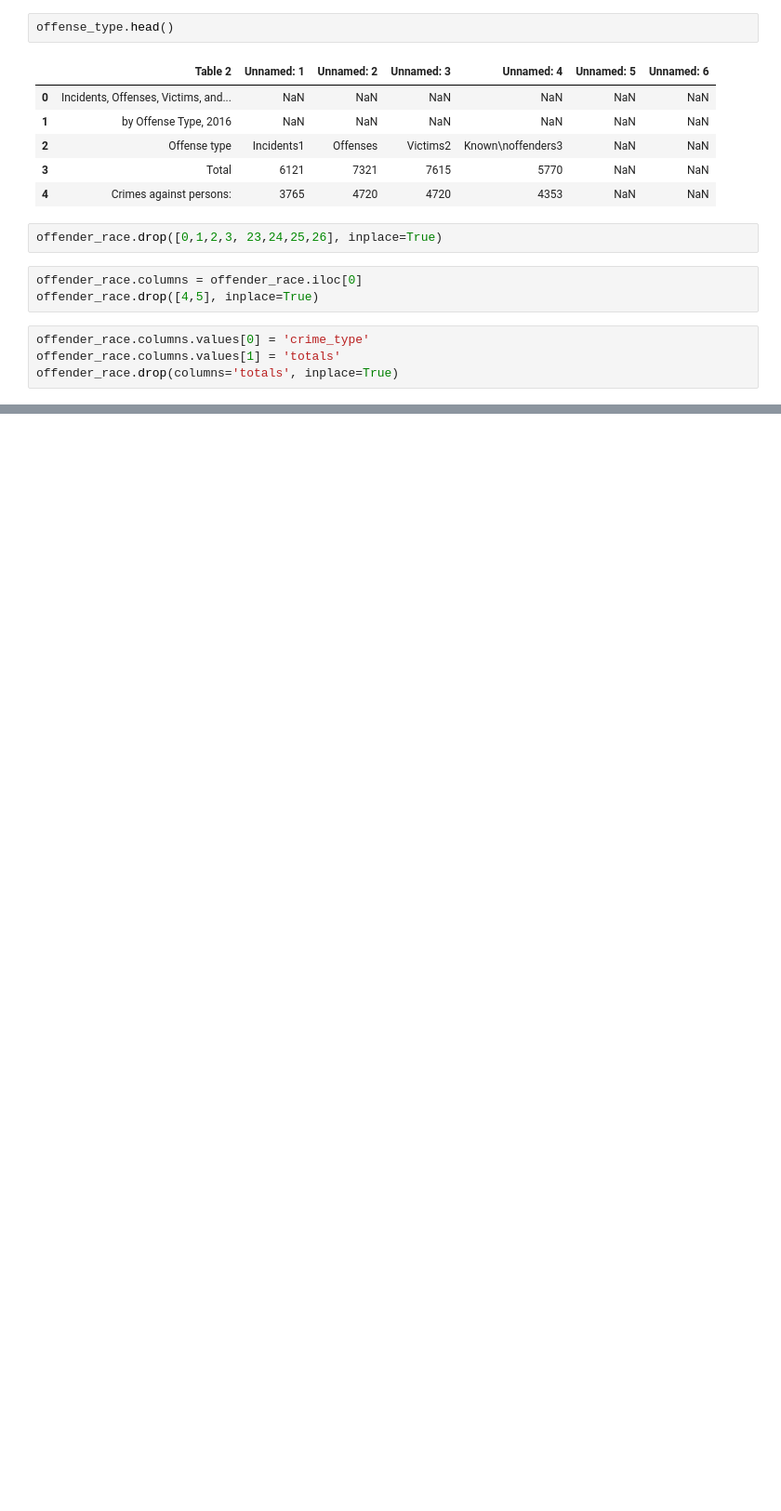
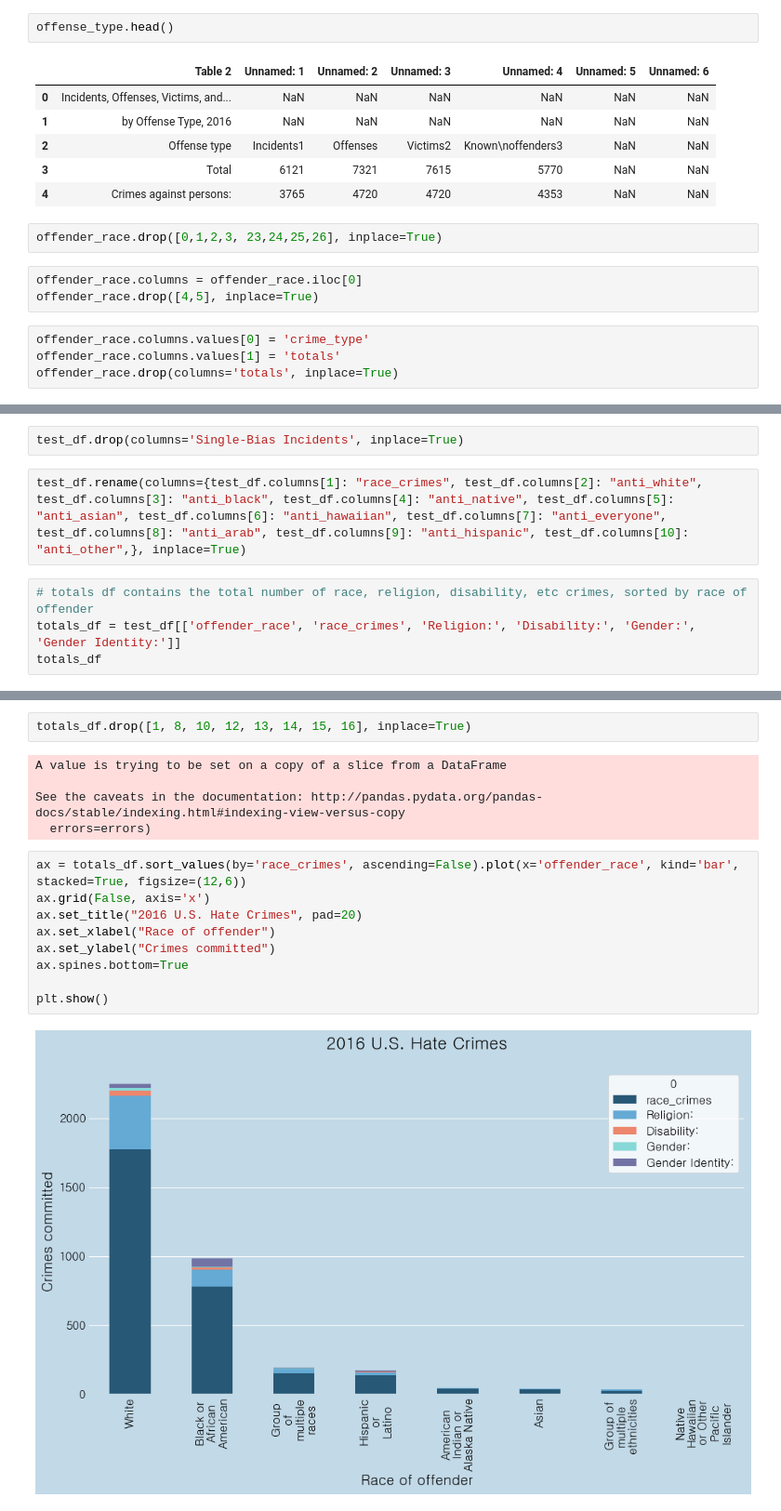
Before and after one commit to vpenney/data-studio, a Jupyter notebook: code/02-hate-crime/Hate Crimes Notebook.ipynb, the cells around one changed output, grey strips where cells are left out. Shown at 93% size. Cells and saved outputs as stored; diff of their text form; blank space fills up the shorter version.

```diff
--- a/code/02-hate-crime/Hate Crimes Notebook.ipynb
+++ b/code/02-hate-crime/Hate Crimes Notebook.ipynb
@@ -137,0 +224,8 @@ ax.legend(bbox_to_anchor=(1.05, 1), loc=2, borderaxespad=0.)
+# %%
+test_df.drop(columns='Single-Bias Incidents', inplace=True)
+# %%
+test_df.rename(columns={test_df.columns[1]: "race_crimes", test_df.columns[2]: "anti_white", test_df.columns[3]: "anti_black", test_df.columns[4]: "anti_native", test_df.columns[5]: "anti_asian", test_df.columns[6]: "anti_hawaiian", test_df.columns[7]: "anti_everyone", test_df.columns[8]: "anti_arab", test_df.columns[9]: "anti_hispanic", test_df.columns[10]: "anti_other",}, inplace=True)
+# %%
+# totals df contains the total number of race, religion, disability, etc crimes, sorted by race of offender
+totals_df = test_df[['offender_race', 'race_crimes', 'Religion:', 'Disability:', 'Gender:', 'Gender Identity:']]
+totals_df
@@ -137,0 +250,18 @@ ax.legend(bbox_to_anchor=(1.05, 1), loc=2, borderaxespad=0.)
+# %%
+totals_df.drop([1, 8, 10, 12, 13, 14, 15, 16], inplace=True)
+# %% [output]
+A value is trying to be set on a copy of a slice from a DataFrame
+
+See the caveats in the documentation: http://pandas.pydata.org/pandas-docs/stable/indexing.html#indexing-view-versus-copy
+  errors=errors)
+# %%
+ax = totals_df.sort_values(by='race_crimes', ascending=False).plot(x='offender_race', kind='bar', stacked=True, figsize=(12,6))
+ax.grid(False, axis='x')
+ax.set_title("2016 U.S. Hate Crimes", pad=20)
+ax.set_xlabel("Race of offender")
+ax.set_ylabel("Crimes committed")
+ax.spines.bottom=True
+
+plt.show()
+# %% [output]
+[figure, added]
```
Also changed, not shown: parts of 33 cells of this notebook.
